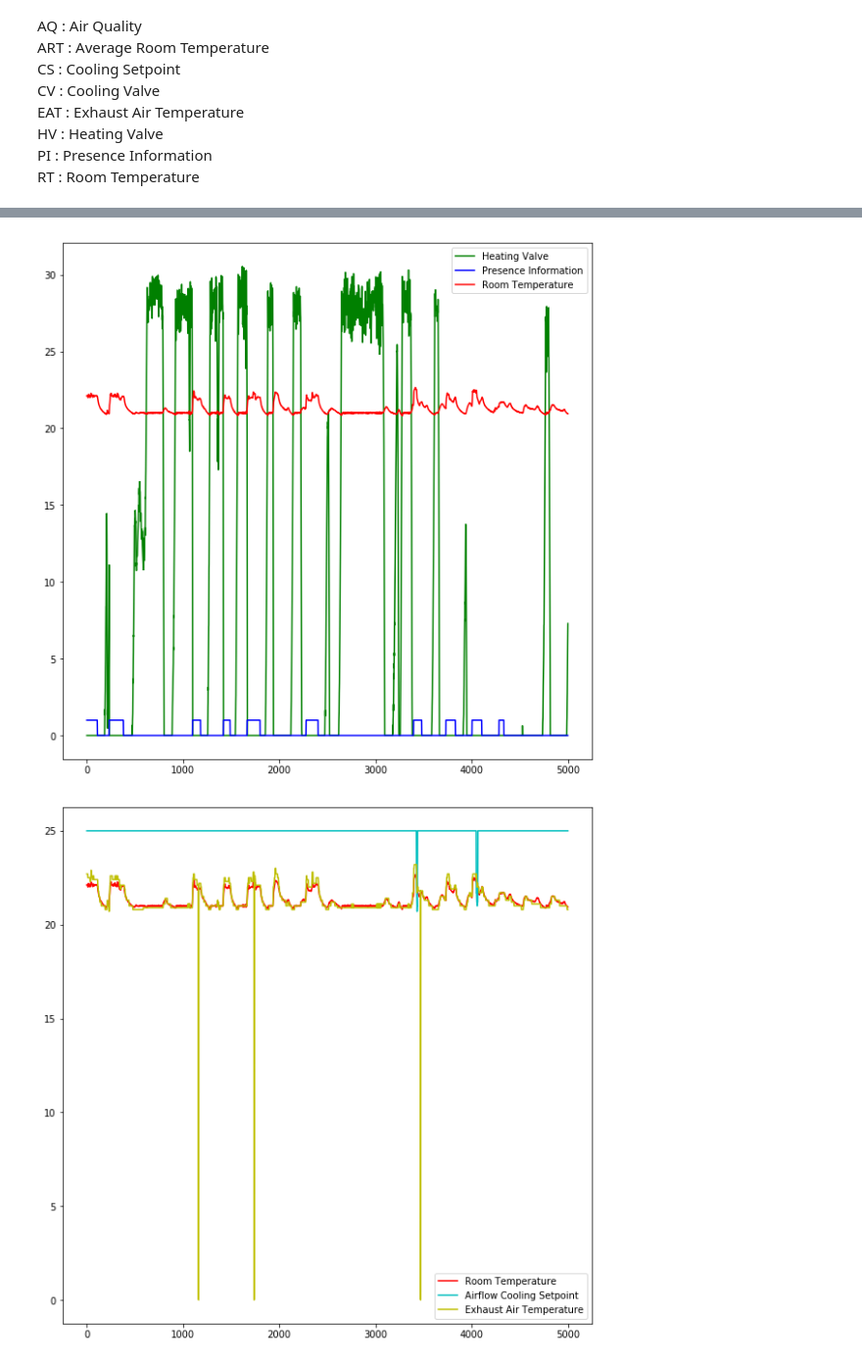
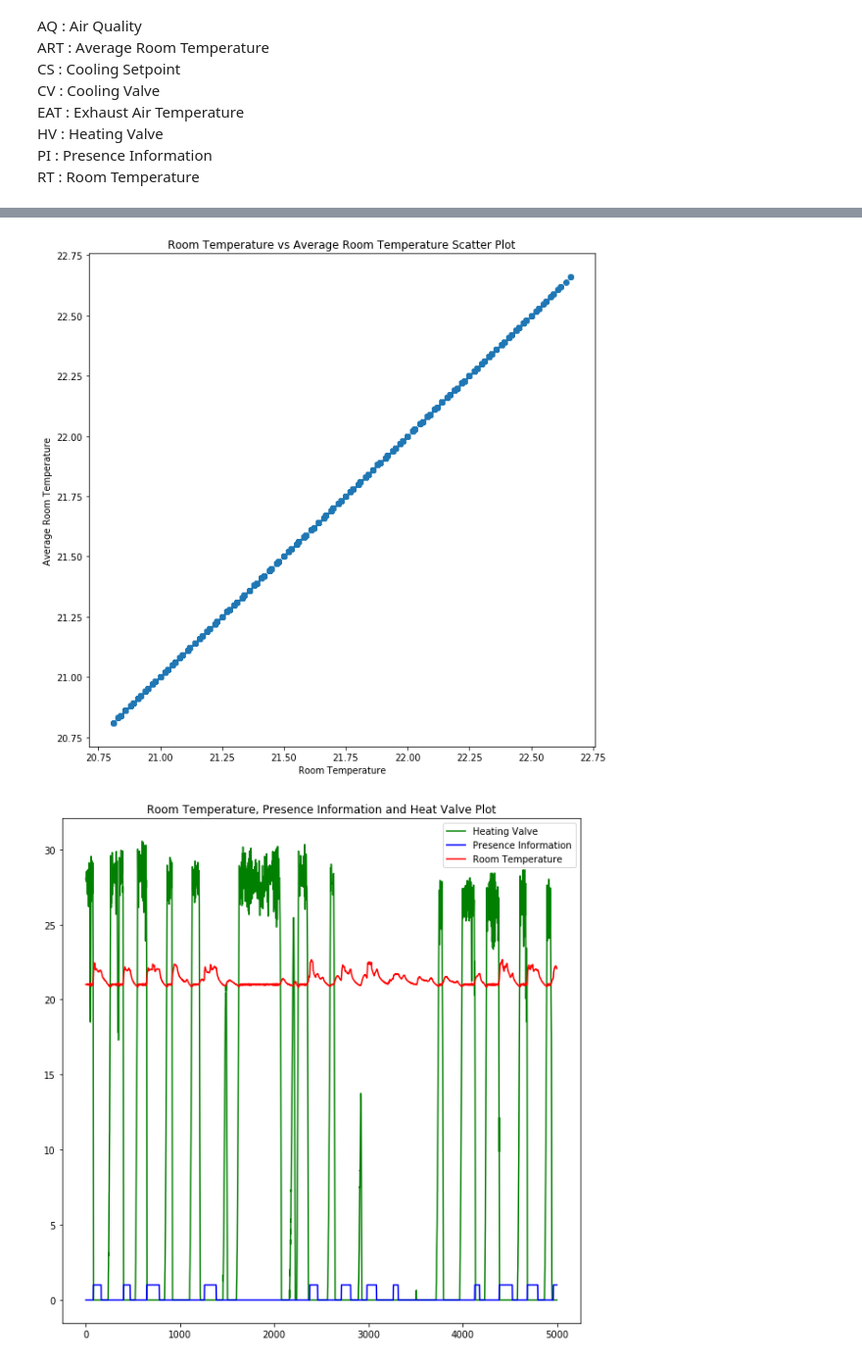
Before and after one commit to T3SC/smart-energy, a Jupyter notebook: exploratory_analysis.ipynb, the cells around one changed output, grey strips where cells are left out. Shown at 98% size. Saved outputs shown, nothing was run; the diff lists cells and outputs as text; code cells hidden in the pictures.

Commit message:
week wise temperature analysis

```diff
--- a/exploratory_analysis.ipynb
+++ b/exploratory_analysis.ipynb
@@ -136,14 +115,24 @@ def visualize_plot():
     ax.scatter(data['RT'],data['HV'])
     plt.xlabel('Room Temperature')
     plt.ylabel('Heating Valve')
-    plt.show()
+    plt.title('Room Temperature vs Heat Valve Scatter Plot')
+    #plt.show()
 
     fig = plt.figure(figsize=(10,10))
     ax = fig.add_subplot(111)
     ax.scatter(data['RT'],data['PI'])
     plt.xlabel('Room Temperature')
     plt.ylabel('Presence Information')
-    plt.show()
+    plt.title('Room Temperature vs Presence Information Scatter Plot')
+    #plt.show()
+
+    fig = plt.figure(figsize=(10,10))
+    ax = fig.add_subplot(111)
+    ax.scatter(data['RT'],data['ART'])
+    plt.xlabel('Room Temperature')
+    plt.ylabel('Average Room Temperature')
+    plt.title('Room Temperature vs Average Room Temperature Scatter Plot')
+    #plt.show()
 
     fig = plt.figure(figsize=(10,10))
     ax = fig.add_subplot(111)
@@ -151,13 +140,15 @@ def visualize_plot():
     ax.plot(data['PI'], 'b', label= 'Presence Information')
     ax.plot(data['RT'], 'r', label= 'Room Temperature')
     ax.legend(loc='best')
-    plt.show()
+    plt.title('Room Temperature, Presence Information and Heat Valve Plot')
+    #plt.show()
 
     fig = plt.figure(figsize=(10,10))
     ax = fig.add_subplot(111)
     ax.plot(data['RT'], 'r', label= 'Room Temperature')
     ax.plot(data['ACS'], 'c', label= 'Airflow Cooling Setpoint')
     ax.plot(data['EAT'], 'y', label= 'Exhaust Air Temperature')
+    plt.title('Room Temperature, Airflow Cooling Setpoint and Air Exhaust Temperature Plot')
     ax.legend(loc='best')
     plt.show()
 
@@ -169,2 +160,2 @@ visualize_plot()
-[figure, old version]
+[figure, new version]
-[figure, old version]
+[figure, new version]
```
Also changed, not shown: parts of 5 cells of this notebook.
